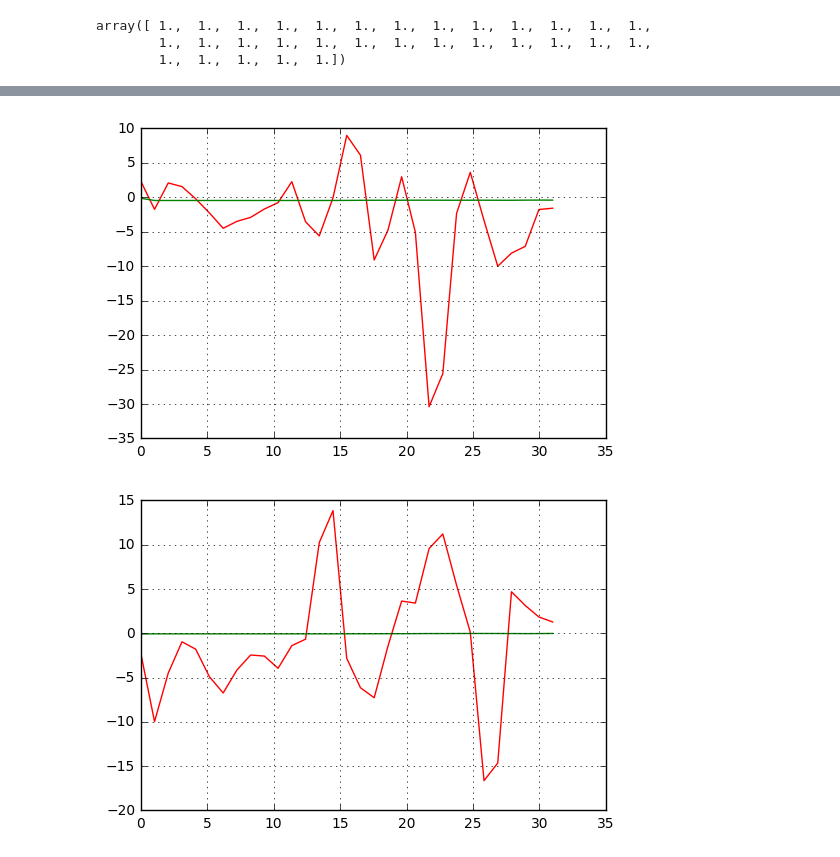
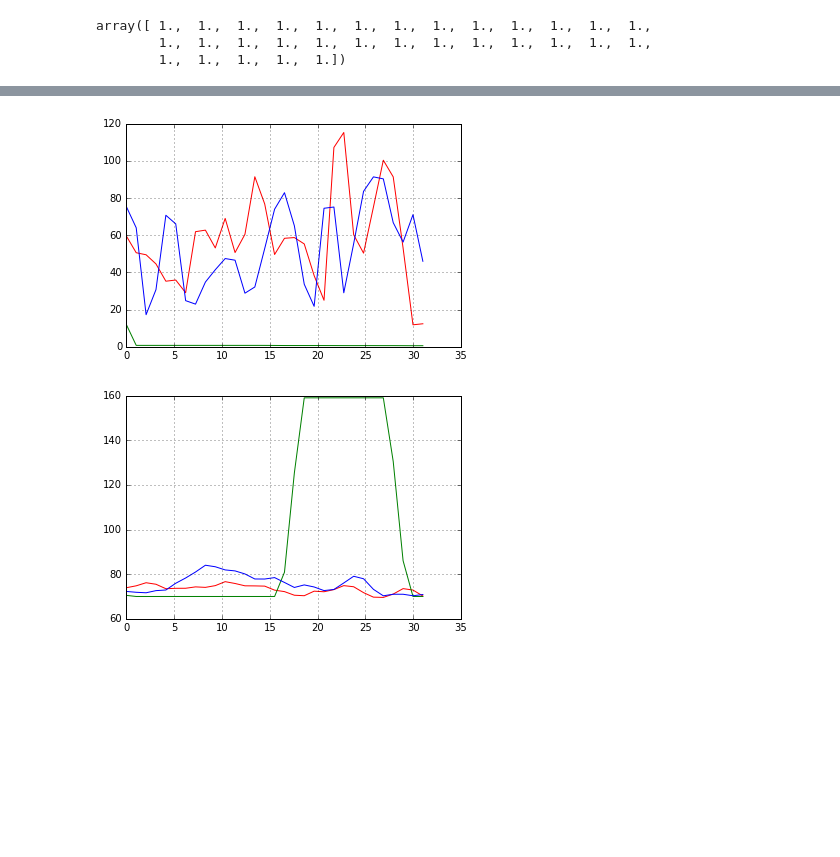
Before and after one commit to sriharivenu/ActivitySensing, a Jupyter notebook: code/trial_mod_combine_pcl1_heb2_test.ipynb, the cells around one changed output, grey strips where cells are left out. Cells and saved outputs as stored; diff of their text form; code cells hidden in the pictures; blank space fills up the shorter version.

```diff
--- a/code/trial_mod_combine_pcl1_heb2_test.ipynb
+++ b/code/trial_mod_combine_pcl1_heb2_test.ipynb
@@ -6,8 +6,9 @@ import scipy.signal as signal
 import scipy as sci
 import math as ma
 # %%
-data_heb2 = np.loadtxt('f.txt')
+data_heb2 = np.loadtxt('heb2.txt')
 data_pcl1 = np.loadtxt('lib.txt')
+data_gym1 = np.loadtxt('gym.txt')
 # %%
 data_heb2.shape
 # %% [output]
@@ -19,2 +19,0 @@ data_pcl1.shape
-# %%
-data_pcl1[:,14] = 1
@@ -21 +24,4 @@ data_pcl1[:,14] = 1
+# %%
+data_pcl1[:,23] = 1
+data_gym1[:,23] = 2
 # %%
@@ -71,17 +85,17 @@ plt.show();
 # %%
-lin = np.linspace(0,len(data_heb2[:,9]),len(data_heb2[:,9]))
+lin = np.linspace(0,31,31)
 plt.figure
-plt.plot(lin,data_heb2[:,9], 'r',lin,data_pcl1[:,9], 'g');#, lin, q[700:1000], 'g');
+plt.plot(lin,data_heb2[:,17], 'r',lin,data_pcl1[:,17], 'g',lin,data_gym1[:,17], 'b');#, lin, q[700:1000], 'g');
 plt.grid(True);
 plt.show();
 # %% [output]
-[figure, old version]
+[figure, new version]
 # %%
-lin = np.linspace(0,len(data_heb2[:,10]), len(data_heb2[:,10]))
+lin = np.linspace(0,31,31)
 plt.figure
-plt.plot(lin,data_heb2[:,10], 'r',lin,data_pcl1[:,10], 'g');#, lin, q[700:1000], 'g');
+plt.plot(lin,data_heb2[:,20], 'r',lin,data_pcl1[:,20], 'g',lin,data_gym1[:,20], 'b');#, lin, q[700:1000], 'g');
 plt.grid(True);
 plt.show();
 # %% [output]
-[figure, old version]
+[figure, new version]
 # %%
```
Also changed, not shown: parts of 22 cells of this notebook, 3 other files.
